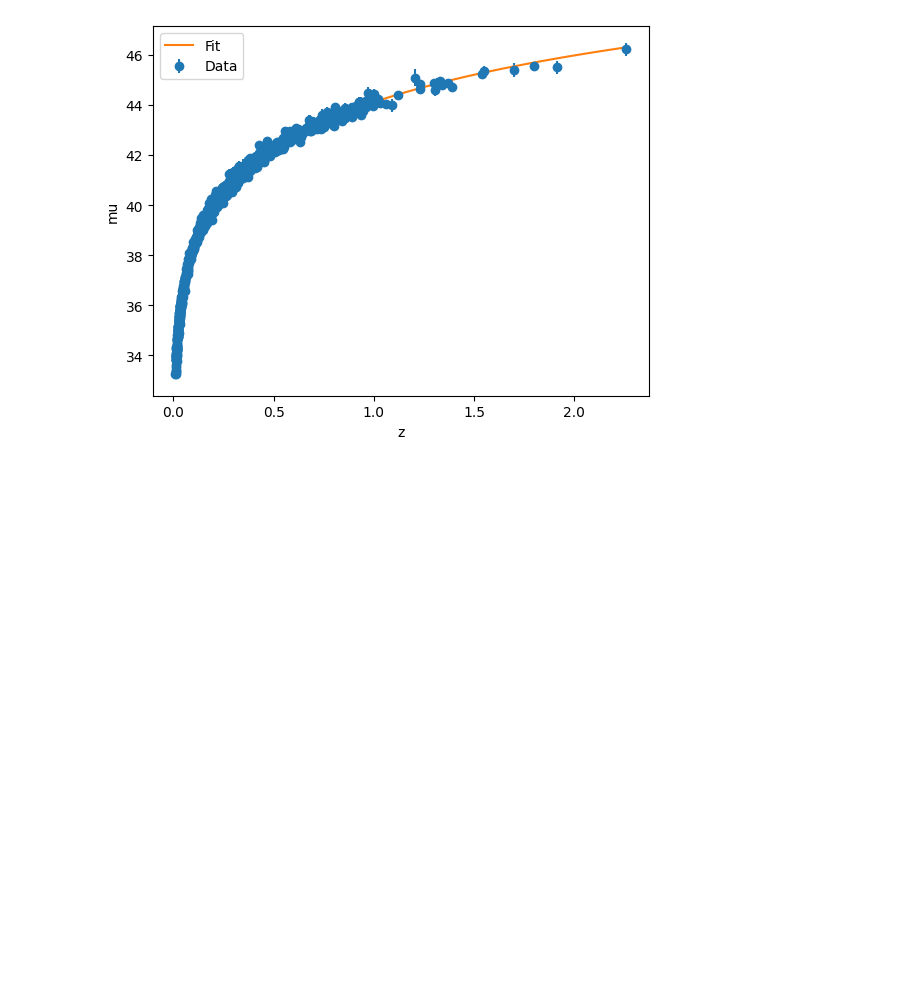
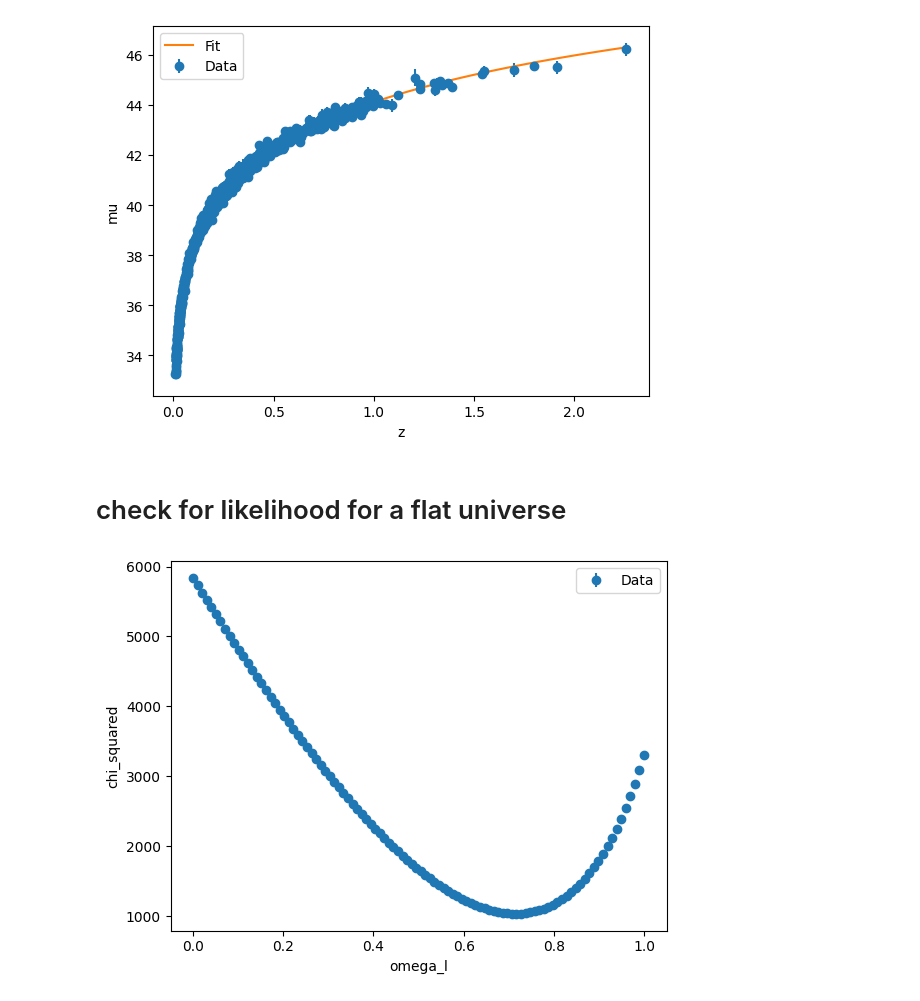
Before and after one commit to endapeter/kcl-cosmo-hack, a Jupyter notebook: second/omega.ipynb, the cells around one changed output. Saved outputs shown, nothing was run; the diff lists cells and outputs as text; code cells hidden in the pictures; blank space fills up the shorter version.

```diff
--- a/second/omega.ipynb
+++ b/second/omega.ipynb
@@ -29,8 +8,8 @@ print(df.to_string())
 # %%
 # define the mu function
-def mu_model(z, omega_m, omega_l, script_M, H_0=70,c=299792.458):
+def mu_model(z, omega_l, script_M, H_0=70,c=299792.458):
 
-    integrand = lambda zp: 1.0 / np.sqrt(omega_m * (1 + zp)**3 + omega_l)
+    integrand = lambda zp: 1.0 / np.sqrt((1 - omega_l) * (1 + zp)**3 + omega_l)
     integral_val, _ = quad(integrand, 0, z)
 
     luminosity_distance_factor = (1.0 + z) * (c / H_0) * integral_val
@@ -41,16 +20,16 @@ def mu_model(z, omega_m, omega_l, script_M, H_0=70,c=299792.458):
 # %%
 # defining the chi squared function
 def chi_squared(params, z, mu_each, sigma):
-    omega_m, omega_l, m_nuisance = params
+    omega_l, m_nuisance = params
 
     mu_model_vectorized = np.vectorize(mu_model)
-    mu_pred = mu_model_vectorized(z, omega_m, omega_l, m_nuisance)
+    mu_pred = mu_model_vectorized(z, omega_l, m_nuisance)
     return np.sum(((mu_each - mu_pred) / sigma) ** 2)
 # %%
 # algorithm to reduce chi squared
 from scipy.optimize import minimize
 
-initial_guess = [1, 1, 1]  # [omega_m, omega_l, m_nuisance]
+initial_guess = [1, 1]  # [omega_l, m_nuisance]
 
 z = df['z'].to_numpy()
 mu_each = df['mu'].to_numpy()
@@ -63,6 +42,7 @@ result = minimize(
     method='Nelder-Mead'
 )
 
-best_omega_m, best_omega_l, best_m_nuisance = result.x
-print(f"Fit: = {best_omega_m}\nomega_l = {best_omega_l}\nm_nuisance = {best_m_nuisance}")
+best_omega_l, best_m_nuisance = result.x
+best_omega_m = 1 - best_omega_l
+print(f"omega_m: = {best_omega_m}\nomega_l = {best_omega_l}\nm_nuisance = {best_m_nuisance}")
 # %% [output]
@@ -86,3 +68,18 @@ plt.legend()
 plt.show()
 # %% [output]
 [figure]
+# %% [markdown]
+# check for likelihood for a flat universe
+# %%
+# first figure out chi as a result of omega_l
+
+omega_l_values = np.linspace(0, 1, 100)
+chi_values = [chi_squared((omega_l, best_m_nuisance), df['z'], df['mu'], df['sigma_mu']) for omega_l in omega_l_values]
+
+plt.errorbar(omega_l_values, chi_values, yerr=1, fmt='o', label='Data')
+plt.xlabel('omega_l')
+plt.ylabel('chi_squared')
+plt.legend()
+plt.show()
+# %% [output]
+[figure, added]
```
Also changed, not shown: parts of 6 cells of this notebook, 5 other files.
